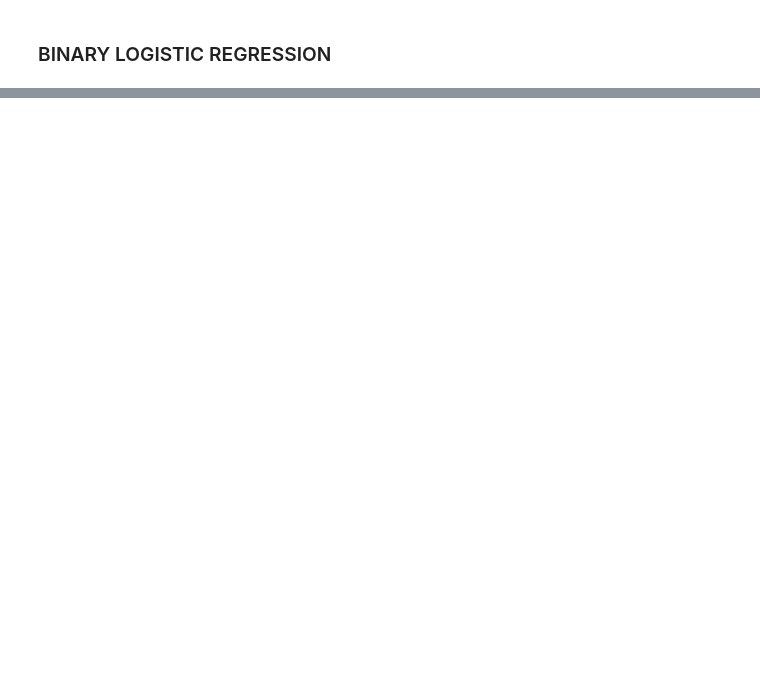
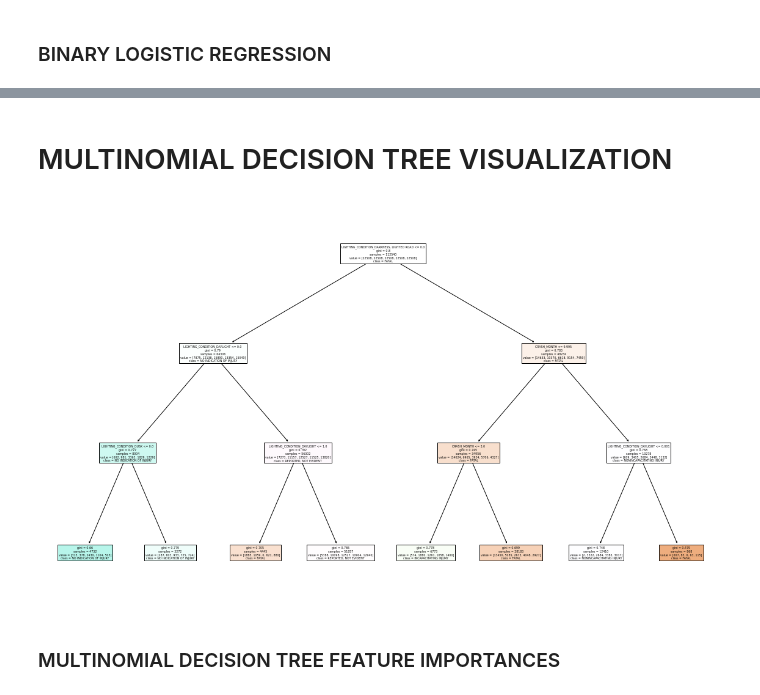
Before and after one commit to SangyunT/Chicago_Car_Crashes_Classification, a Jupyter notebook: index.ipynb, the cells around one changed output, grey strips where cells are left out. Drawn from its saved outputs; the diff is of its cells as text; code cells hidden in the pictures; blank space fills up the shorter version.

```diff
--- a/index.ipynb
+++ b/index.ipynb
@@ -735,0 +568,8 @@ You can try to debug the error by setting error_score='raise'.
+# %%
+from imblearn.over_sampling import SMOTE
+
+# Create an instance of the SMOTE algorithm
+smote_2 = SMOTE(random_state = 42)
+
+# Apply SMOTE to the encoded training data
+X_train_resampled_2, y_train_resampled_2 = smote_2.fit_resample(X_train_encoded_2, y_train_2) # <----------------------
@@ -735,0 +578,11 @@ You can try to debug the error by setting error_score='raise'.
+# %%
+from sklearn.dummy import DummyClassifier
+
+dummy_clf = DummyClassifier(strategy="most_frequent")
+dummy_clf.fit(X_train_resampled_2, y_train_resampled_2)
+
+y_pred_dummy_clf = dummy_clf.predict(X_test_encoded_2)
+
+# Evaluate the model with a classification report
+report = classification_report(y_test_2, y_pred_dummy_clf)
+print(report)
@@ -735,0 +603,16 @@ You can try to debug the error by setting error_score='raise'.
+# %%
+# Create the multinomial decision tree classifier
+mn_tree_model = DecisionTreeClassifier(criterion='gini', splitter='best', max_depth = 3)
+
+# Fit the model to the SMOTE training data
+mn_tree_model.fit(X_train_resampled_2, y_train_resampled_2)
+
+# Predict on the test data
+y_pred_2 = mn_tree_model.predict(X_test_encoded_2)
+
+# Evaluate the model's performance
+classification_report_2 = classification_report(y_test_2, y_pred_2)
+
+# Print the classification report
+print("Classification Report:")
+print(classification_report_2)
@@ -735,0 +632,16 @@ You can try to debug the error by setting error_score='raise'.
+# %% [markdown]
+# MULTINOMIAL DECISION TREE VISUALIZATION
+# %%
+from sklearn import tree
+
+# Get the unique values from the 'MOST_SEVERE_INJURY' column
+target_class_names = np.unique(df_crashes['MOST_SEVERE_INJURY']).tolist()
+
+# Plot the decision tree
+plt.figure(figsize=(20, 12))
+tree.plot_tree(mn_tree_model, feature_names= X_train_encoded_2.columns.tolist(), class_names = target_class_names, filled = True)
+plt.show()
+# %% [output]
+[figure, added]
+# %% [markdown]
+### MULTINOMIAL DECISION TREE FEATURE IMPORTANCES
```
Also changed, not shown: parts of 63 cells of this notebook.
